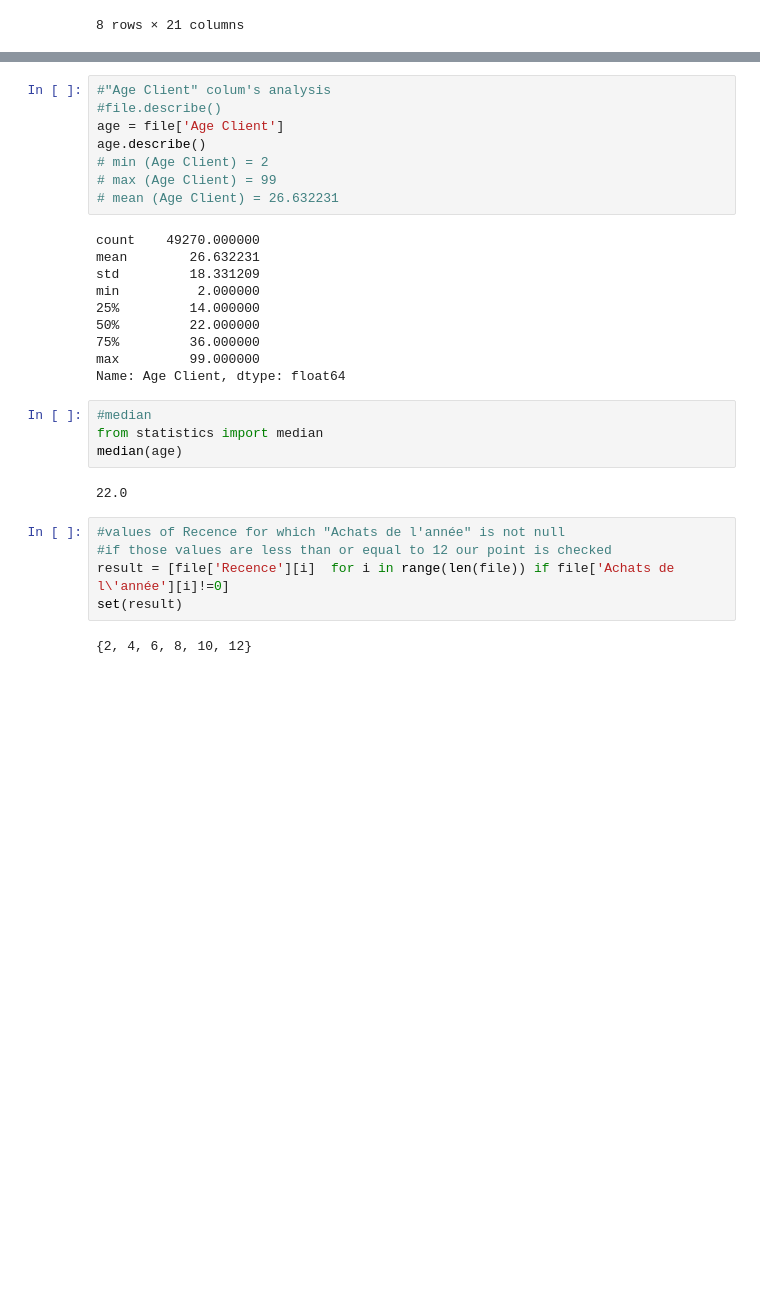
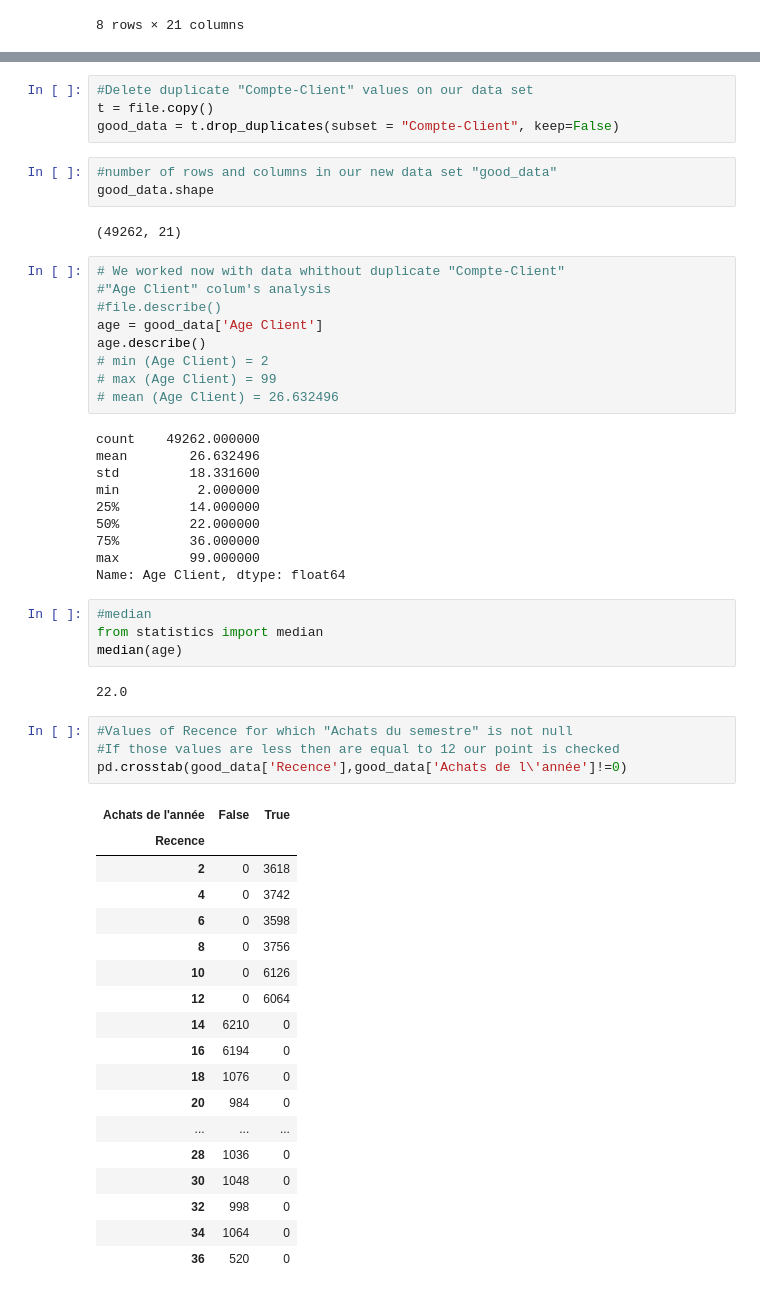
Before and after one commit to pmenan/data_clearing, a Jupyter notebook: code/part1_dataClearing.ipynb, the cells around one changed output, grey strips where cells are left out. Drawn from its saved outputs; the diff is of its cells as text; blank space fills up the shorter version.

```diff
--- a/code/part1_dataClearing.ipynb
+++ b/code/part1_dataClearing.ipynb
@@ -114,15 +97,25 @@ file[file['Compte-Client'].duplicated(keep=False)]
+# %%
+#Delete duplicate "Compte-Client" values on our data set
+t = file.copy()
+good_data = t.drop_duplicates(subset = "Compte-Client", keep=False)
+# %%
+#number of rows and columns in our new data set "good_data"
+good_data.shape
+# %% [output]
+(49262, 21)
 # %%
+# We worked now with data whithout duplicate "Compte-Client"
 #"Age Client" colum's analysis
 #file.describe()
-age = file['Age Client']
+age = good_data['Age Client']
 age.describe()
 # min (Age Client) = 2
 # max (Age Client) = 99
-# mean (Age Client) = 26.632231
+# mean (Age Client) = 26.632496
 # %% [output]
-count    49270.000000
-mean        26.632231
-std         18.331209
+count    49262.000000
+mean        26.632496
+std         18.331600
 min          2.000000
 25%         14.000000
 50%         22.000000
@@ -136,10 +129,26 @@ median(age)
 # %% [output]
 22.0
 # %%
-#values of Recence for which "Achats de l'année" is not null
-#if those values are less than or equal to 12 our point is checked
-result = [file['Recence'][i]  for i in range(len(file)) if file['Achats de l\'année'][i]!=0]
-set(result)
+#Values of Recence for which "Achats du semestre" is not null
+#If those values are less then are equal to 12 our point is checked
+pd.crosstab(good_data['Recence'],good_data['Achats de l\'année']!=0)
 # %% [output]
-{2, 4, 6, 8, 10, 12}
+| Achats de l'année | False | True |
+| Recence |  |  |
+| 2 | 0 | 3618 |
+| 4 | 0 | 3742 |
+| 6 | 0 | 3598 |
+| 8 | 0 | 3756 |
+| 10 | 0 | 6126 |
+| 12 | 0 | 6064 |
+| 14 | 6210 | 0 |
+| 16 | 6194 | 0 |
+| 18 | 1076 | 0 |
+| 20 | 984 | 0 |
+| ... | ... | ... |
+| 28 | 1036 | 0 |
+| 30 | 1048 | 0 |
+| 32 | 998 | 0 |
+| 34 | 1064 | 0 |
+| 36 | 520 | 0 |
 # %%
```
Also changed, not shown: parts of 12 cells of this notebook.
